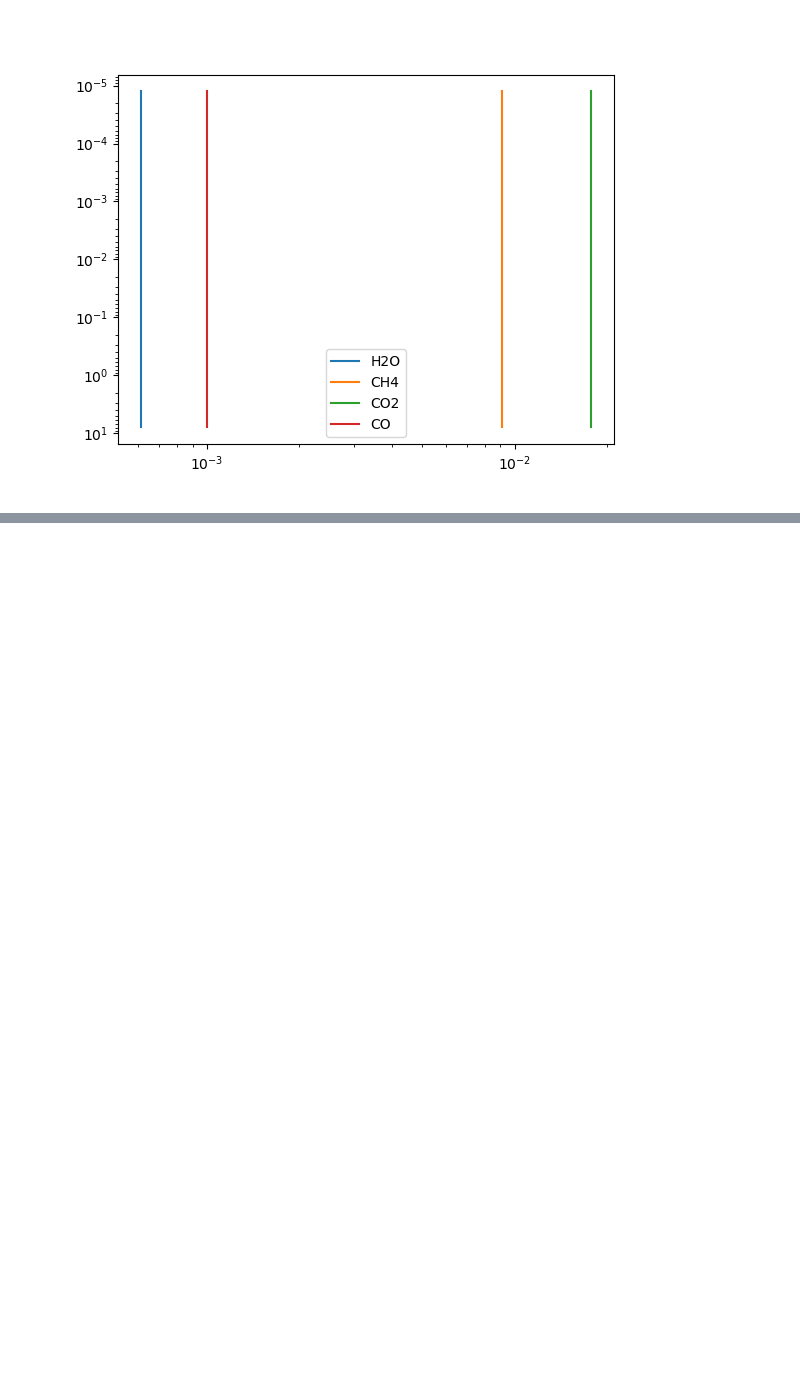
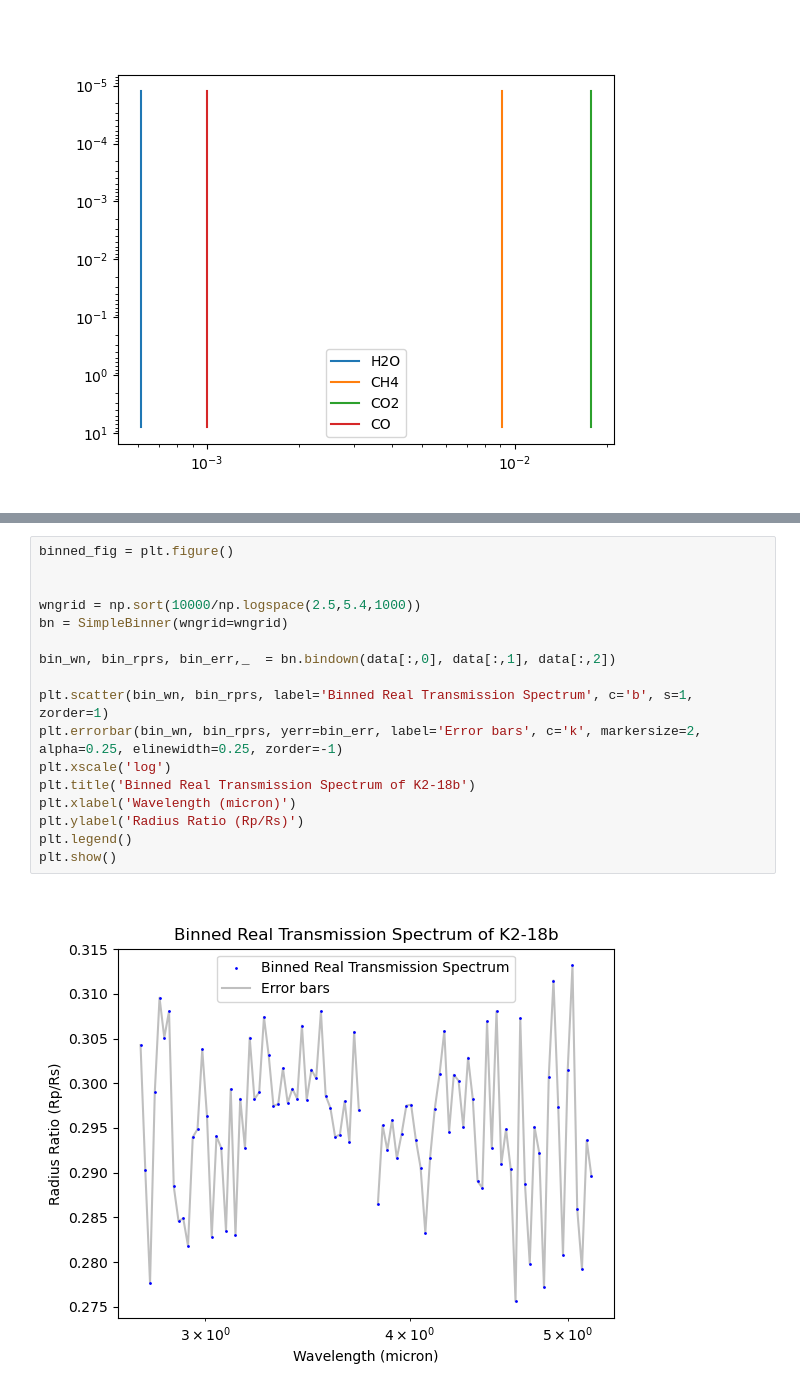
Before and after one commit to CapHarlock27/PACMAN, a Jupyter notebook: file_dump/Assignment3notebooks/TaskB.ipynb, the cells around one changed output, grey strips where cells are left out. Cells and saved outputs as stored; diff of their text form; blank space fills up the shorter version.

```diff
--- a/file_dump/Assignment3notebooks/TaskB.ipynb
+++ b/file_dump/Assignment3notebooks/TaskB.ipynb
@@ -159,0 +180,19 @@ with open('/workspaces/ML_workspace/Taurex/K2-18b_assignment3_taskB_parameters.t
+# %%
+binned_fig = plt.figure()
+
+
+wngrid = np.sort(10000/np.logspace(2.5,5.4,1000))
+bn = SimpleBinner(wngrid=wngrid)
+
+bin_wn, bin_rprs, bin_err,_  = bn.bindown(data[:,0], data[:,1], data[:,2])
+
+plt.scatter(bin_wn, bin_rprs, label='Binned Real Transmission Spectrum', c='b', s=1, zorder=1)
+plt.errorbar(bin_wn, bin_rprs, yerr=bin_err, label='Error bars', c='k', markersize=2, alpha=0.25, elinewidth=0.25, zorder=-1)
+plt.xscale('log')
+plt.title('Binned Real Transmission Spectrum of K2-18b')
+plt.xlabel('Wavelength (micron)')
+plt.ylabel('Radius Ratio (Rp/Rs)')
+plt.legend()
+plt.show()
+# %% [output]
+[figure, added]
```
Also changed, not shown: parts of 11 cells of this notebook, 3 other files.
